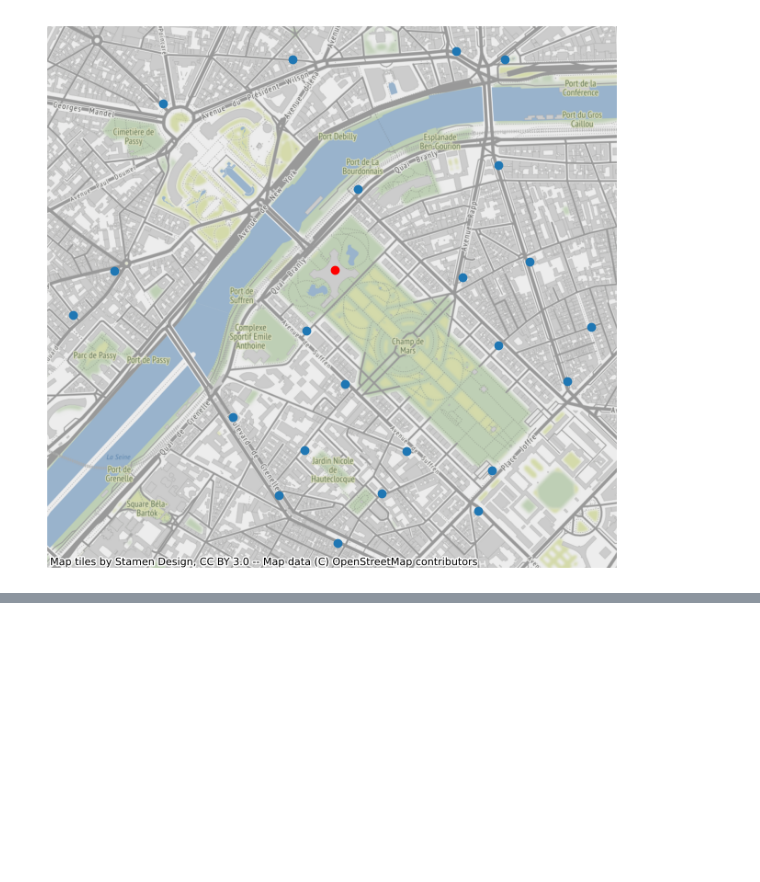
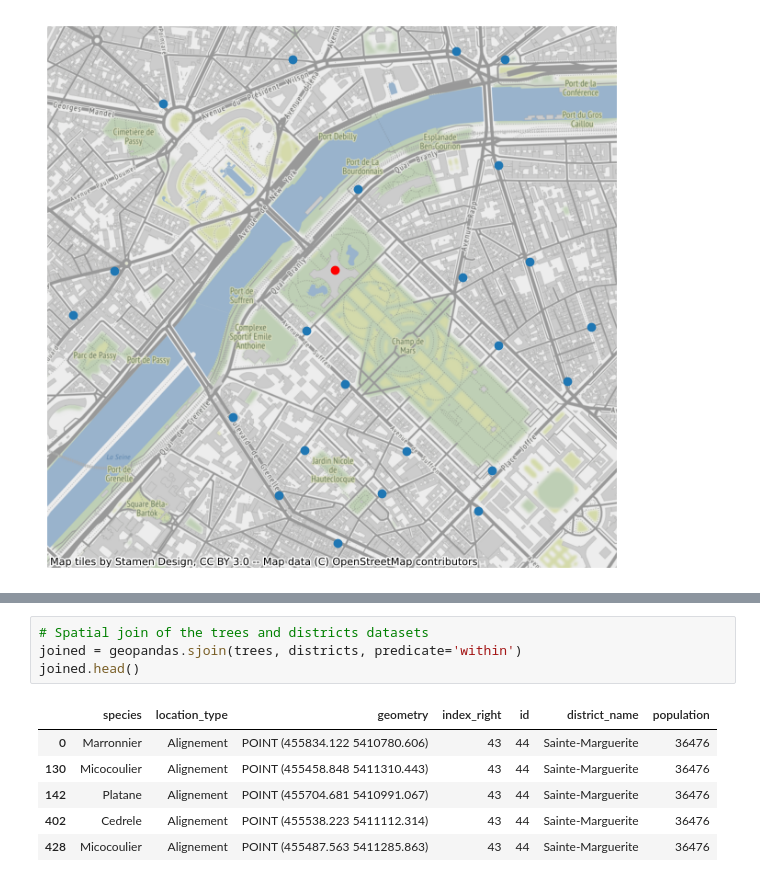
Before and after one commit to liljafreja/geopython, a Jupyter notebook: spatial_relationships_joins.ipynb, the cells around one changed output, grey strips where cells are left out. Drawn from its saved outputs; the diff is of its cells as text; blank space fills up the shorter version.

```diff
--- a/spatial_relationships_joins.ipynb
+++ b/spatial_relationships_joins.ipynb
@@ -138,0 +235,11 @@ ax.set_axis_off()
+# %%
+# Spatial join of the trees and districts datasets
+joined = geopandas.sjoin(trees, districts, predicate='within')
+joined.head()
+# %% [output]
+|  | species | location_type | geometry | index_right | id | district_name | population |
+| 0 | Marronnier | Alignement | POINT (455834.122 5410780.606) | 43 | 44 | Sainte-Marguerite | 36476 |
+| 130 | Micocoulier | Alignement | POINT (455458.848 5411310.443) | 43 | 44 | Sainte-Marguerite | 36476 |
+| 142 | Platane | Alignement | POINT (455704.681 5410991.067) | 43 | 44 | Sainte-Marguerite | 36476 |
+| 402 | Cedrele | Alignement | POINT (455538.223 5411112.314) | 43 | 44 | Sainte-Marguerite | 36476 |
+| 428 | Micocoulier | Alignement | POINT (455487.563 5411285.863) | 43 | 44 | Sainte-Marguerite | 36476 |
```
Also changed, not shown: parts of 16 cells of this notebook.
